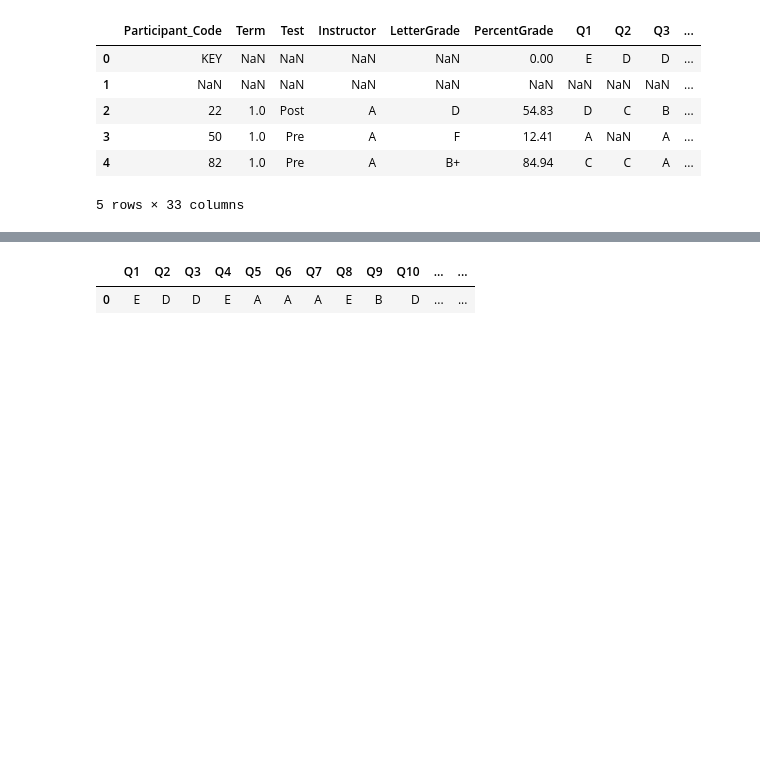
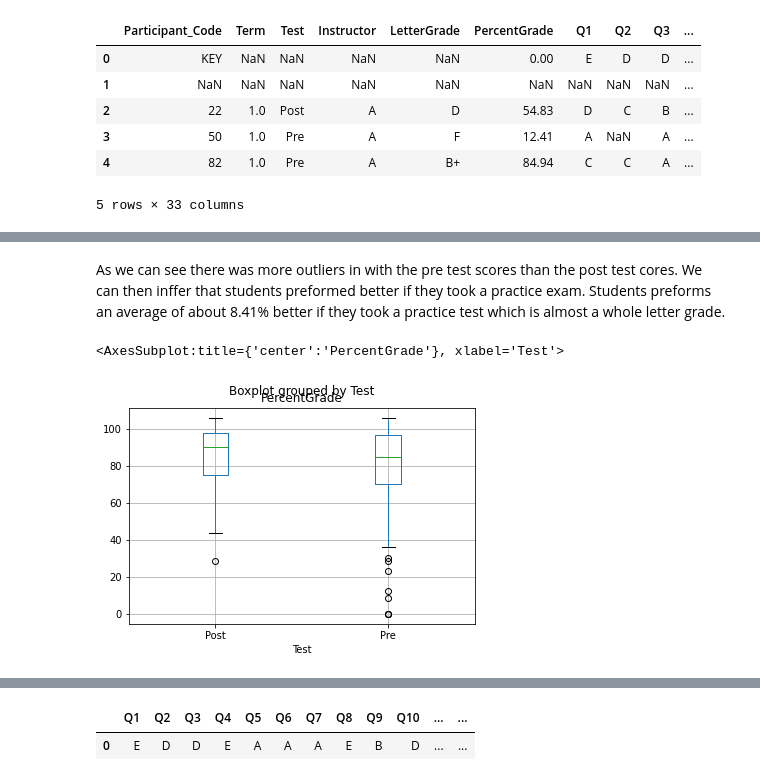
Before and after one commit to fc410/DataAnalysis, a Jupyter notebook: Grades Analysis.ipynb, the cells around one changed output, grey strips where cells are left out. Cells and saved outputs as stored; diff of their text form; code cells hidden in the pictures; blank space fills up the shorter version.

```diff
--- a/Grades Analysis.ipynb
+++ b/Grades Analysis.ipynb
@@ -62 +131,10 @@ data.drop(1, inplace = True)
+# %% [markdown]
+As we can see there was more outliers in with the pre test scores than the post test cores. We can then inffer that students preformed better if they took a practice exam. Students preforms an average of about 8.41% better if they took a practice test which is almost a whole letter grade.
+# %%
+# Graph both box plots in the same graph
+results = test_results.drop(labels=0, axis=0)
+results.boxplot(column='PercentGrade', by ='Test')
+# %% [output]
+<AxesSubplot:title={'center':'PercentGrade'}, xlabel='Test'>
+[figure, added]
 # %%
```
Also changed, not shown: parts of 23 cells of this notebook, 4 other files.
